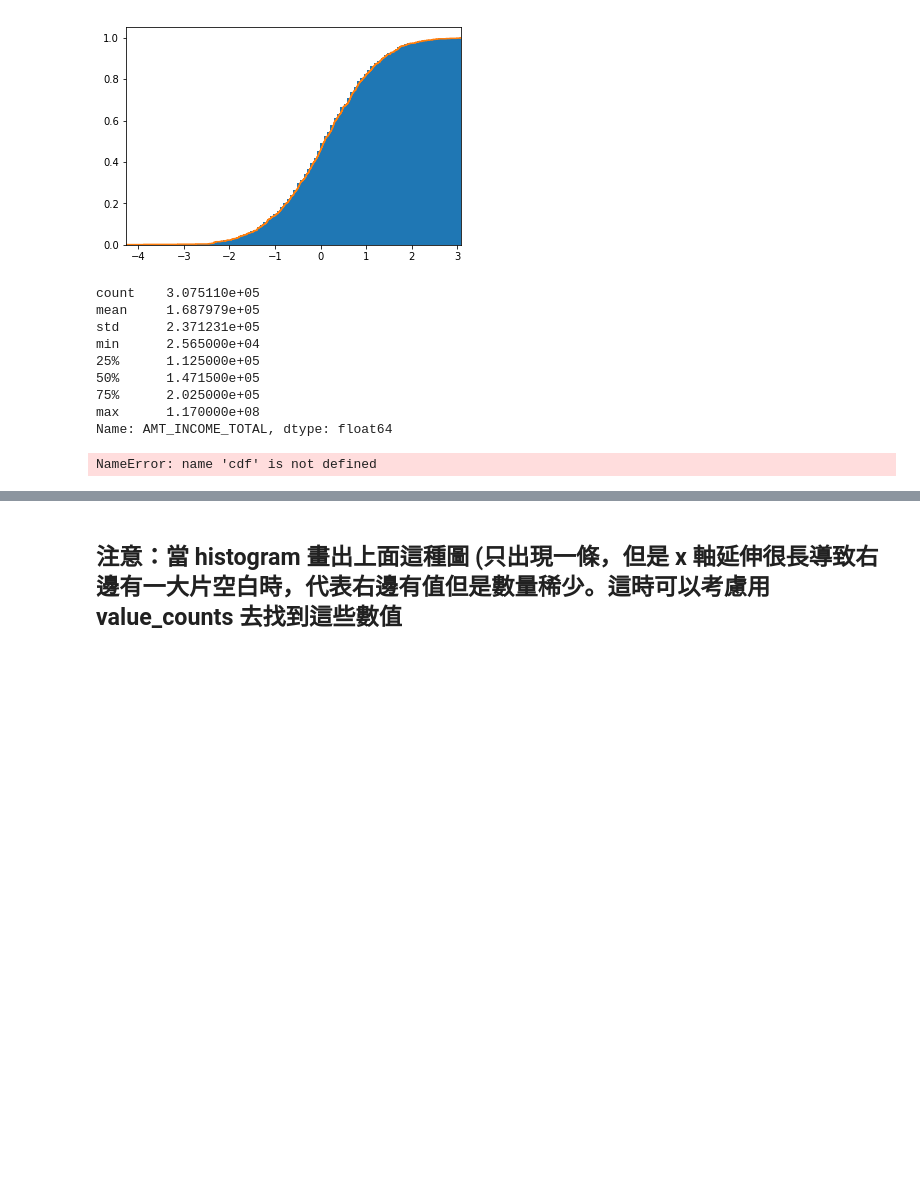
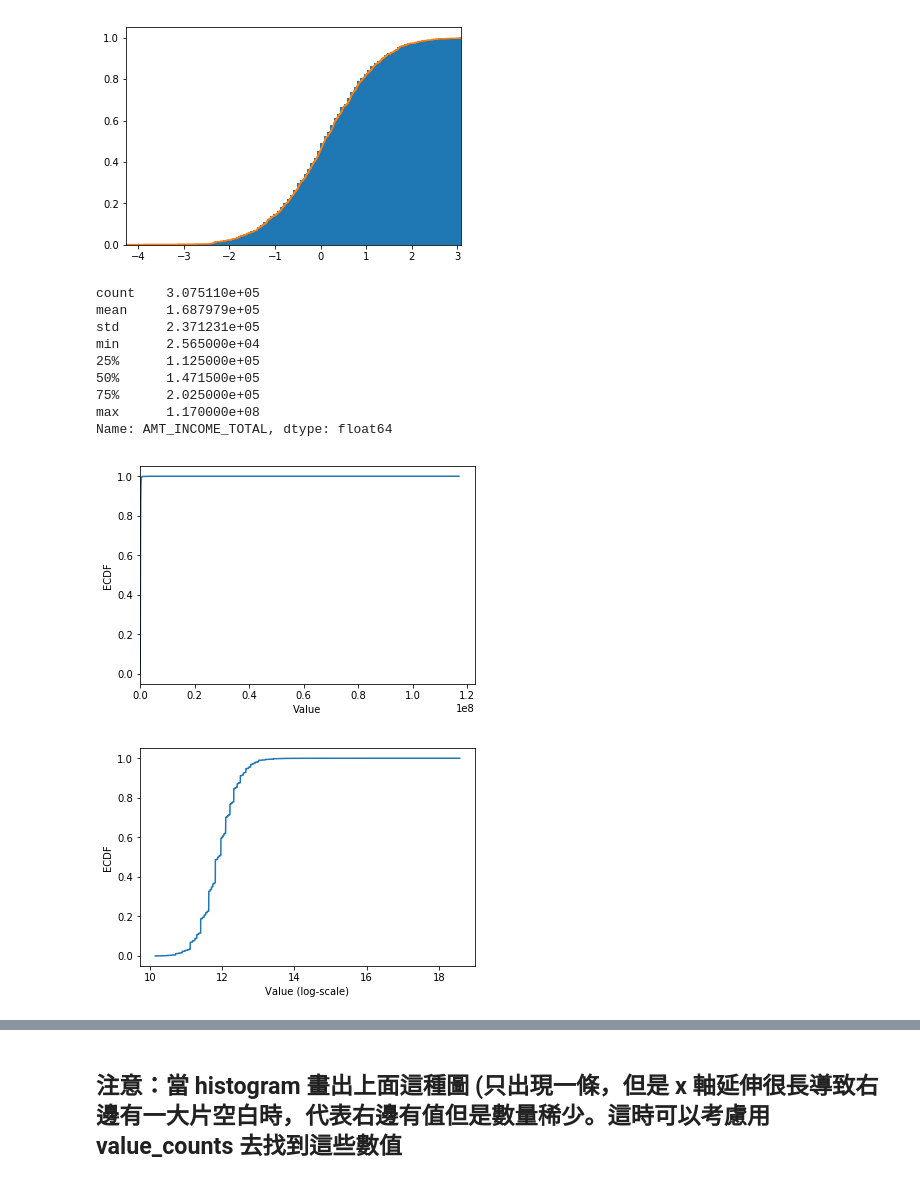
Before and after one commit to charles830918/2nd-ML100Days, a Jupyter notebook: homework/Day_006_HW.ipynb, the cells around one changed output, grey strips where cells are left out. Drawn from its saved outputs; the diff is of its cells as text; code cells hidden in the pictures; blank space fills up the shorter version.

```diff
--- a/homework/Day_006_HW.ipynb
+++ b/homework/Day_006_HW.ipynb
@@ -81,39 +79,36 @@ ser_cdf.plot(drawstyle='steps')
 print(data_df['AMT_INCOME_TOTAL'].describe())
 
 # 繪製 Empirical Cumulative Density Plot (ECDF)
-"""
-YOUR CODE HERE
-"""
-cdf =
 
-
+cdf = data_df['AMT_INCOME_TOTAL'].value_counts().sort_index().cumsum()
 plt.plot(list(cdf.index), cdf/cdf.max())
 plt.xlabel('Value')
 plt.ylabel('ECDF')
 plt.xlim([cdf.index.min(), cdf.index.max() * 1.05]) # 限制顯示圖片的範圍
 plt.ylim([-0.05,1.05]) # 限制顯示圖片的範圍
 
 plt.show()
 
 # 改變 y 軸的 Scale, 讓我們可以正常檢視 ECDF
 plt.plot(np.log(list(cdf.index)), cdf/cdf.max())
 plt.xlabel('Value (log-scale)')
 plt.ylabel('ECDF')
 
 plt.ylim([-0.05,1.05]) # 限制顯示圖片的範圍
 
 plt.show()
 # %% [output]
 count    3.075110e+05
 mean     1.687979e+05
 std      2.371231e+05
 min      2.565000e+04
 25%      1.125000e+05
 50%      1.471500e+05
 75%      2.025000e+05
 max      1.170000e+08
 Name: AMT_INCOME_TOTAL, dtype: float64
-NameError: name 'cdf' is not defined
+[figure, added]
+[figure, added]
 # %% [markdown]
 ## 補充：Normal dist 的 ECDF
 ![ecdf_normal](https://au.mathworks.com/help/examples/stats/win64/PlotEmpiricalCdfAndCompareWithSamplingDistributionExample_01.png)
```
Also changed, not shown: parts of 1 cell of this notebook, 1 other file.
